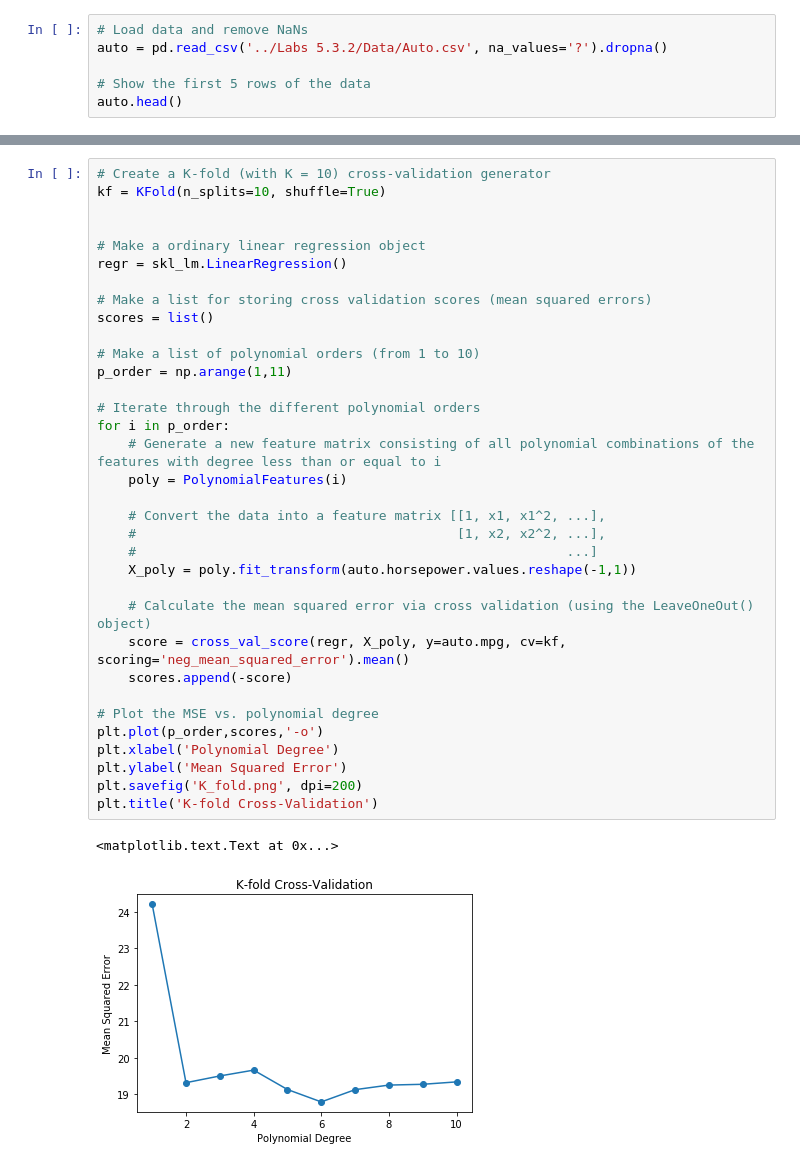
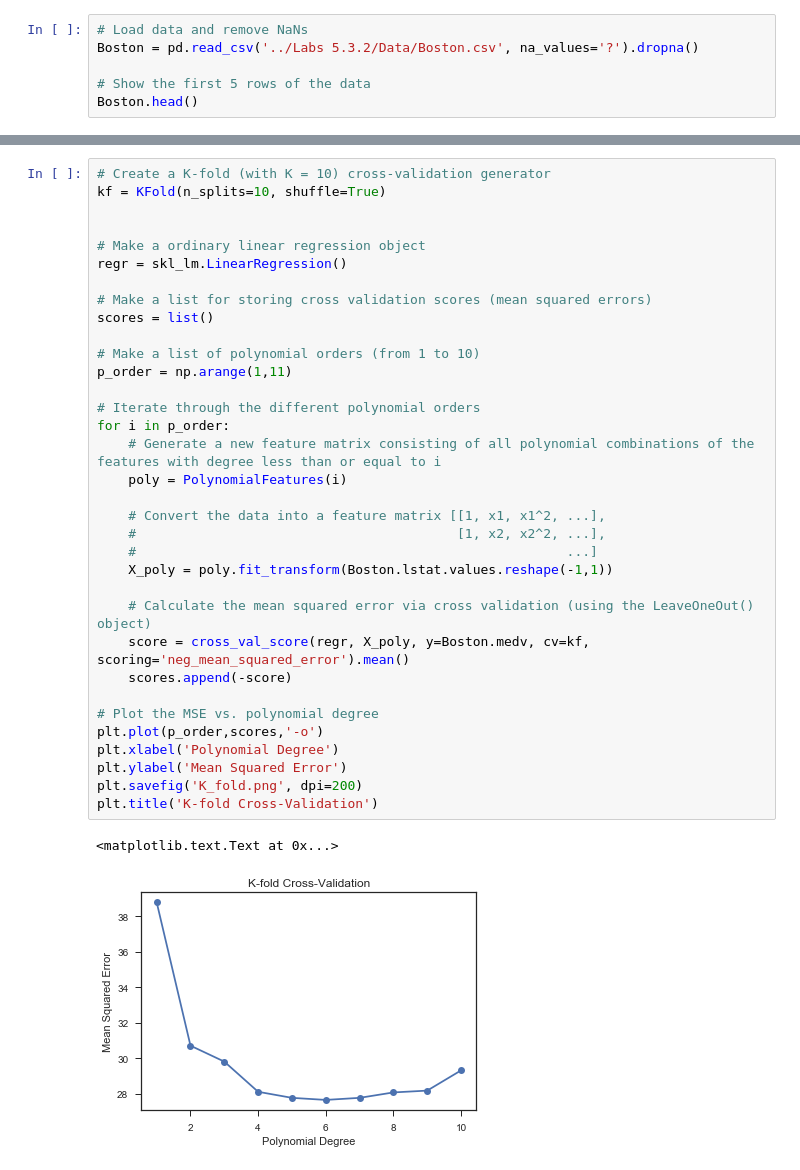
Before and after one commit to JesperHjort/DecisionSupportSystem, a Jupyter notebook: Labs/Labs 5.3.3/w_lab_5_3_3.ipynb, the cells around one changed output, grey strips where cells are left out. Cells and saved outputs as stored; diff of their text form.

Commit message:
Lab changed from Auto dataset to Boston data set, and an iteration over k-folds is added!

```diff
--- a/Labs/Labs 5.3.3/w_lab_5_3_3.ipynb
+++ b/Labs/Labs 5.3.3/w_lab_5_3_3.ipynb
@@ -11,8 +12,8 @@ from sklearn.preprocessing import PolynomialFeatures
 %matplotlib inline
 # %%
 # Load data and remove NaNs
-auto = pd.read_csv('../Labs 5.3.2/Data/Auto.csv', na_values='?').dropna()
+Boston = pd.read_csv('../Labs 5.3.2/Data/Boston.csv', na_values='?').dropna()
 
 # Show the first 5 rows of the data
-auto.head()
+Boston.head()
 # %% [output]
@@ -29,33 +30,33 @@ kf = KFold(n_splits=10, shuffle=True)
 
 # Make a ordinary linear regression object
 regr = skl_lm.LinearRegression()
 
 # Make a list for storing cross validation scores (mean squared errors)
 scores = list()
 
 # Make a list of polynomial orders (from 1 to 10)
 p_order = np.arange(1,11)
 
 # Iterate through the different polynomial orders
 for i in p_order:
     # Generate a new feature matrix consisting of all polynomial combinations of the features with degree less than or equal to i
     poly = PolynomialFeatures(i)
 
     # Convert the data into a feature matrix [[1, x1, x1^2, ...],
     #                                         [1, x2, x2^2, ...],
     #                                                       ...]
-    X_poly = poly.fit_transform(auto.horsepower.values.reshape(-1,1))
+    X_poly = poly.fit_transform(Boston.lstat.values.reshape(-1,1))
 
     # Calculate the mean squared error via cross validation (using the LeaveOneOut() object)
-    score = cross_val_score(regr, X_poly, y=auto.mpg, cv=kf, scoring='neg_mean_squared_error').mean()
+    score = cross_val_score(regr, X_poly, y=Boston.medv, cv=kf, scoring='neg_mean_squared_error').mean()
     scores.append(-score)
 
 # Plot the MSE vs. polynomial degree
 plt.plot(p_order,scores,'-o')
 plt.xlabel('Polynomial Degree')
 plt.ylabel('Mean Squared Error')
 plt.savefig('K_fold.png', dpi=200)
 plt.title('K-fold Cross-Validation')
 # %% [output]
 <matplotlib.text.Text at 0x...>
-[figure, old version]
+[figure, new version]
```
Also changed, not shown: parts of 4 cells of this notebook, 11 other files.
